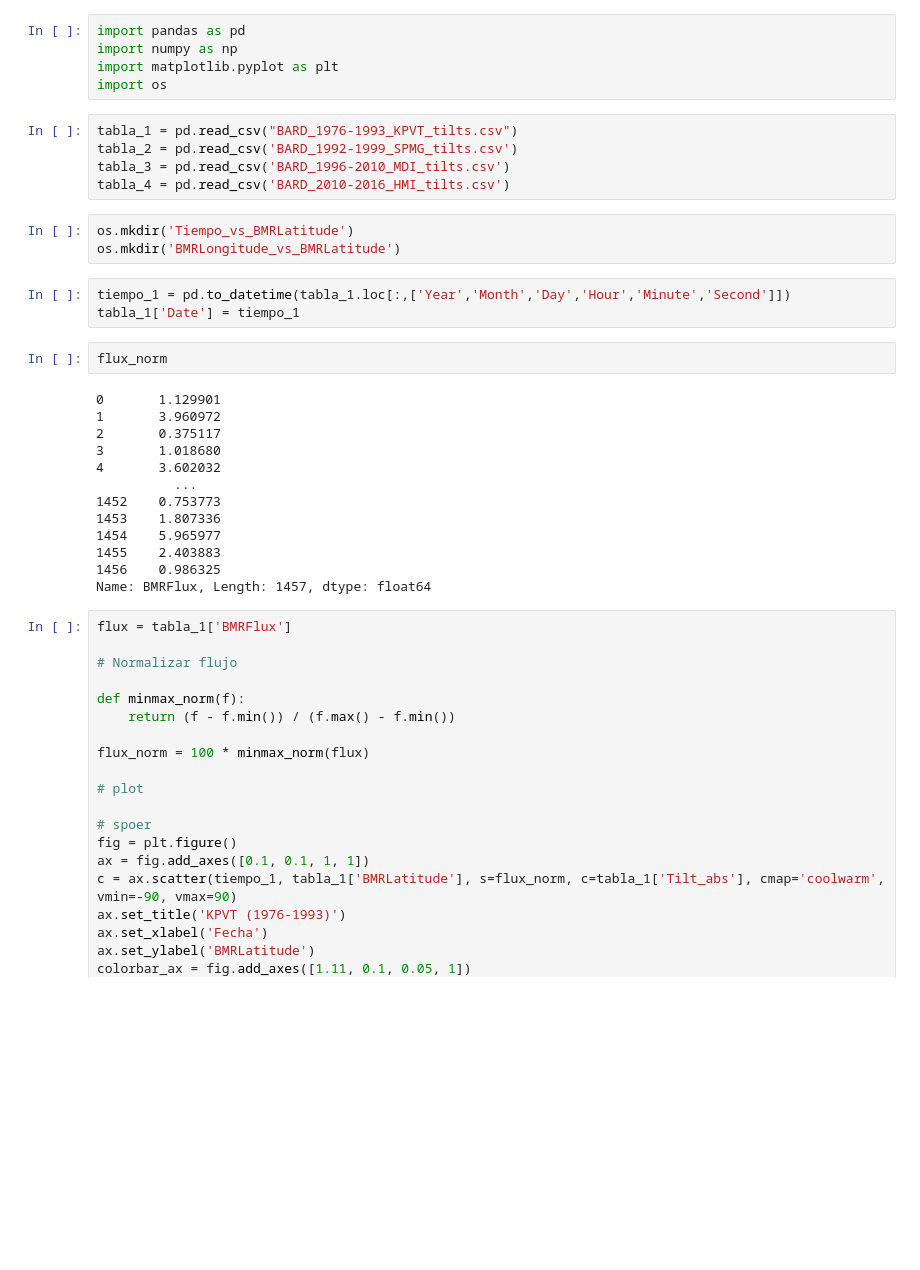
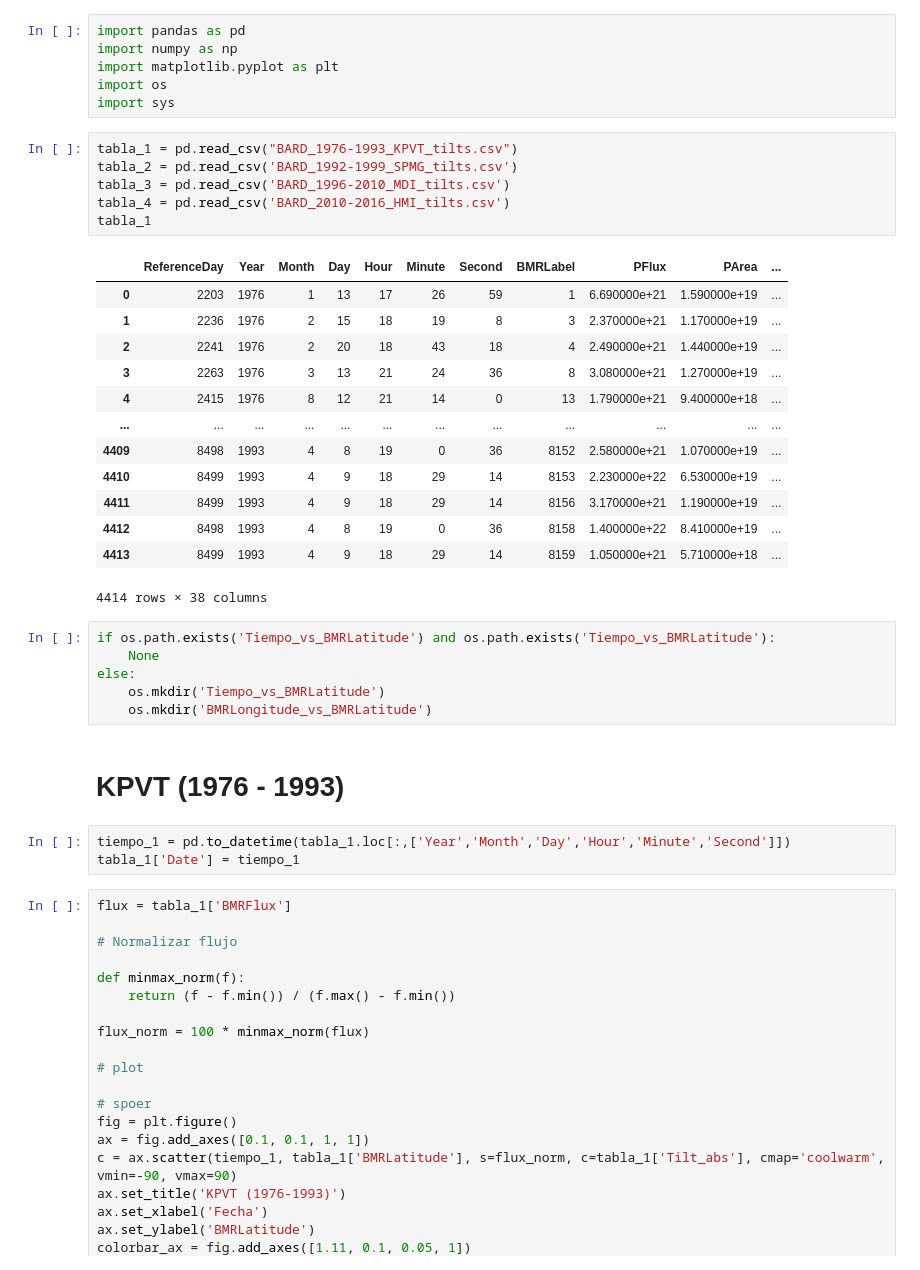
Before and after one commit to bernoulli314/INVESTIGACION, a Jupyter notebook: code.ipynb, the cells around one changed output. Drawn from its saved outputs; the diff is of its cells as text; blank space fills up the shorter version.

```diff
--- a/code.ipynb
+++ b/code.ipynb
@@ -3,32 +3,38 @@ import pandas as pd
 import numpy as np
 import matplotlib.pyplot as plt
 import os
+import sys
 # %%
 tabla_1 = pd.read_csv("BARD_1976-1993_KPVT_tilts.csv")
 tabla_2 = pd.read_csv('BARD_1992-1999_SPMG_tilts.csv')
 tabla_3 = pd.read_csv('BARD_1996-2010_MDI_tilts.csv')
 tabla_4 = pd.read_csv('BARD_2010-2016_HMI_tilts.csv')
+tabla_1
+# %% [output]
+|  | ReferenceDay | Year | Month | Day | Hour | Minute | Second | BMRLabel | PFlux | PArea | ... |
+| 0 | 2203 | 1976 | 1 | 13 | 17 | 26 | 59 | 1 | 6.690000e+21 | 1.590000e+19 | ... |
+| 1 | 2236 | 1976 | 2 | 15 | 18 | 19 | 8 | 3 | 2.370000e+21 | 1.170000e+19 | ... |
+| 2 | 2241 | 1976 | 2 | 20 | 18 | 43 | 18 | 4 | 2.490000e+21 | 1.440000e+19 | ... |
+| 3 | 2263 | 1976 | 3 | 13 | 21 | 24 | 36 | 8 | 3.080000e+21 | 1.270000e+19 | ... |
+| 4 | 2415 | 1976 | 8 | 12 | 21 | 14 | 0 | 13 | 1.790000e+21 | 9.400000e+18 | ... |
+| ... | ... | ... | ... | ... | ... | ... | ... | ... | ... | ... | ... |
+| 4409 | 8498 | 1993 | 4 | 8 | 19 | 0 | 36 | 8152 | 2.580000e+21 | 1.070000e+19 | ... |
+| 4410 | 8499 | 1993 | 4 | 9 | 18 | 29 | 14 | 8153 | 2.230000e+22 | 6.530000e+19 | ... |
+| 4411 | 8499 | 1993 | 4 | 9 | 18 | 29 | 14 | 8156 | 3.170000e+21 | 1.190000e+19 | ... |
+| 4412 | 8498 | 1993 | 4 | 8 | 19 | 0 | 36 | 8158 | 1.400000e+22 | 8.410000e+19 | ... |
+| 4413 | 8499 | 1993 | 4 | 9 | 18 | 29 | 14 | 8159 | 1.050000e+21 | 5.710000e+18 | ... |
+4414 rows × 38 columns
-# %%
-os.mkdir('Tiempo_vs_BMRLatitude')
-os.mkdir('BMRLongitude_vs_BMRLatitude')
+# %%
+if os.path.exists('Tiempo_vs_BMRLatitude') and os.path.exists('Tiempo_vs_BMRLatitude'):
+    None
+else:
+    os.mkdir('Tiempo_vs_BMRLatitude')
+    os.mkdir('BMRLongitude_vs_BMRLatitude')
+# %% [markdown]
+# KPVT (1976 - 1993)
 # %%
 tiempo_1 = pd.to_datetime(tabla_1.loc[:,['Year','Month','Day','Hour','Minute','Second']])
 tabla_1['Date'] = tiempo_1
-# %%
-flux_norm
-# %% [output]
-0       1.129901
-1       3.960972
-2       0.375117
-3       1.018680
-4       3.602032
-          ...
-1452    0.753773
-1453    1.807336
-1454    5.965977
-1455    2.403883
-1456    0.986325
-Name: BMRFlux, Length: 1457, dtype: float64
 # %%
 flux = tabla_1['BMRFlux']
 
```
Also changed, not shown: parts of 13 cells of this notebook, 1 other file.
